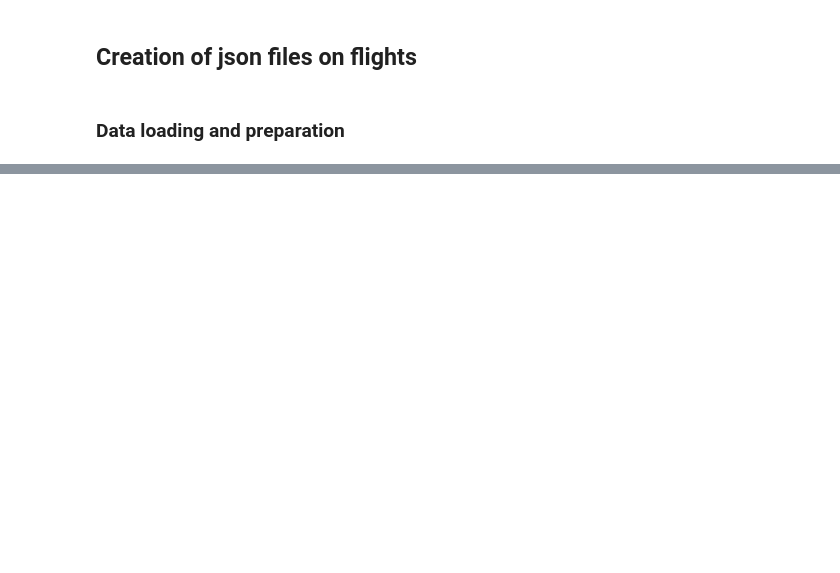
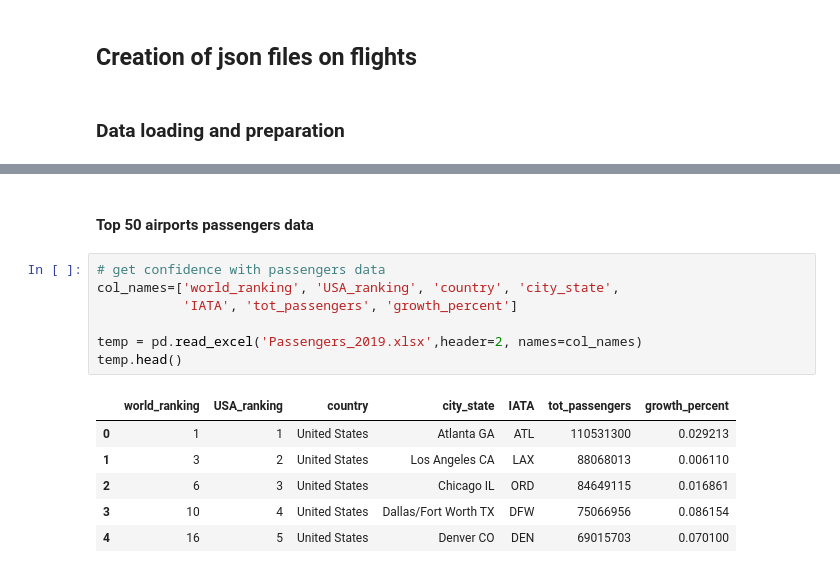
Before and after one commit to rconfa/Airline-On-Time-Performance, a Jupyter notebook: DataManagement-script/CSV_to_JSON.ipynb, the cells around one changed output, grey strips where cells are left out. Cells and saved outputs as stored; diff of their text form; blank space fills up the shorter version.

```diff
--- a/DataManagement-script/CSV_to_JSON.ipynb
+++ b/DataManagement-script/CSV_to_JSON.ipynb
@@ -45,0 +116,16 @@ flight_validator = Validator(schema, resolver=resolver)
+# %% [markdown]
+#### Top 50 airports passengers data
+# %%
+# get confidence with passengers data
+col_names=['world_ranking', 'USA_ranking', 'country', 'city_state',
+           'IATA', 'tot_passengers', 'growth_percent']
+
+temp = pd.read_excel('Passengers_2019.xlsx',header=2, names=col_names)
+temp.head()
+# %% [output]
+|  | world_ranking | USA_ranking | country | city_state | IATA | tot_passengers | growth_percent |
+| 0 | 1 | 1 | United States | Atlanta GA | ATL | 110531300 | 0.029213 |
+| 1 | 3 | 2 | United States | Los Angeles CA | LAX | 88068013 | 0.006110 |
+| 2 | 6 | 3 | United States | Chicago IL | ORD | 84649115 | 0.016861 |
+| 3 | 10 | 4 | United States | Dallas/Fort Worth TX | DFW | 75066956 | 0.086154 |
+| 4 | 16 | 5 | United States | Denver CO | DEN | 69015703 | 0.070100 |
```
Also changed, not shown: parts of 31 cells of this notebook.
